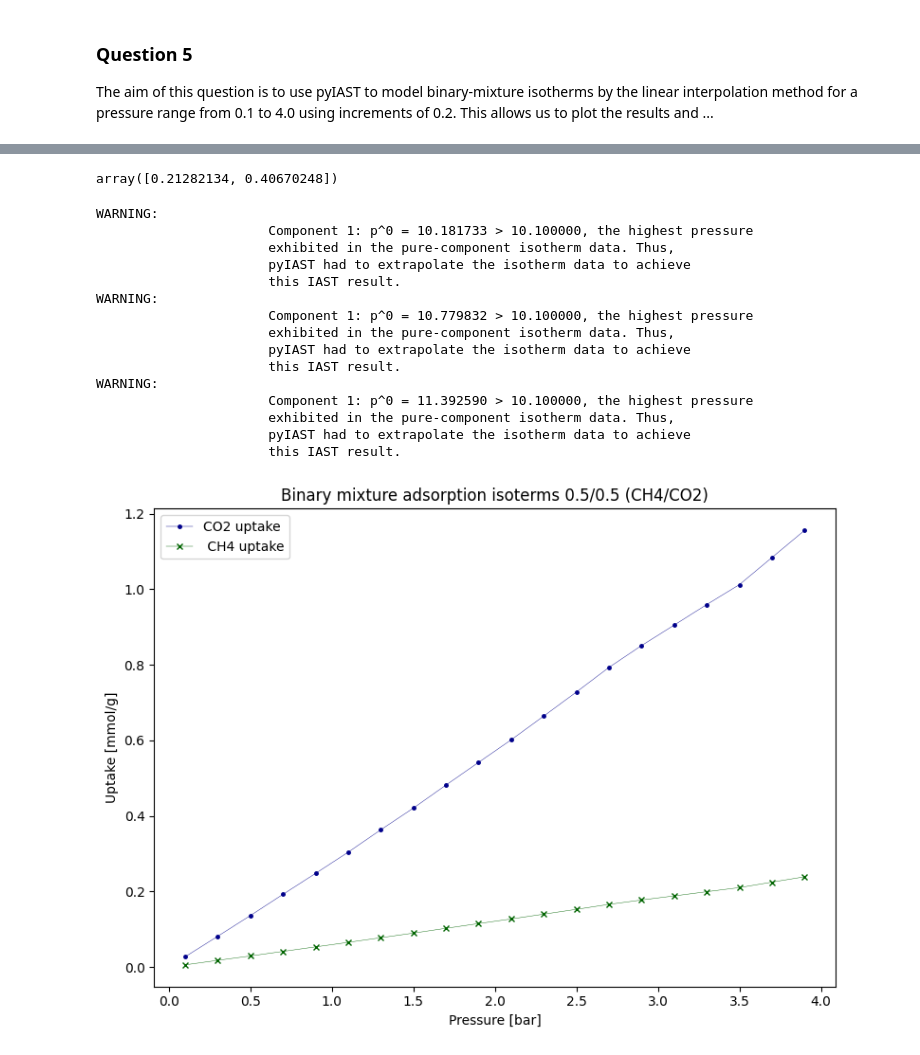
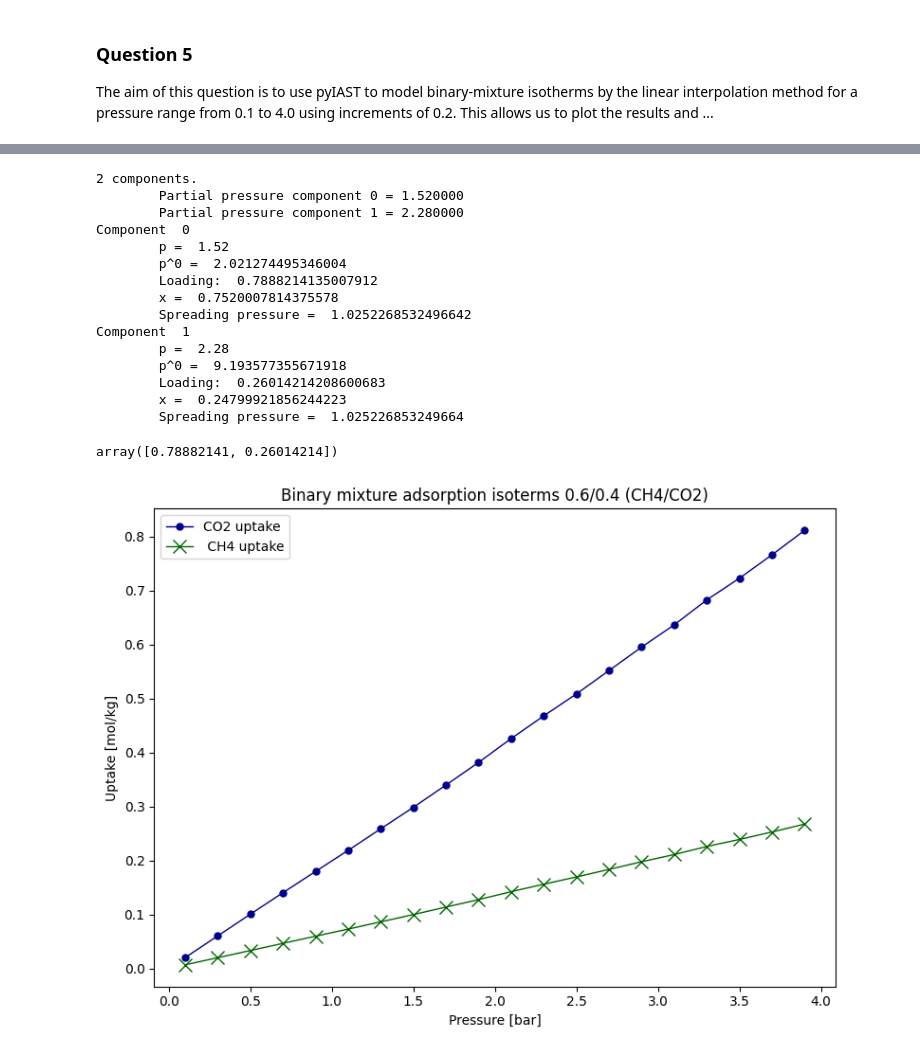
Before and after one commit to clarice-m04/modellinglab, a Jupyter notebook: GroupB_Block2_Project2.ipynb, the cells around one changed output, grey strips where cells are left out. Saved outputs shown, nothing was run; the diff lists cells and outputs as text; code cells hidden in the pictures.

Commit message:
Add csv file with real data + update version of qu.5 + comments on last question project 1

```diff
--- a/GroupB_Block2_Project2.ipynb
+++ b/GroupB_Block2_Project2.ipynb
@@ -33,8 +33,8 @@ def binary_mixture(y_CH4: float, y_CO2: float):
     df_CH4 = pd.read_csv("CH4_IRMOF1.csv")
     df_CO2 = pd.read_csv("CO2_IRMOF1.csv")
 
-    CO2_isotherm = pyiast.InterpolatorIsotherm(df_CO2, loading_key="Loading(mmol/g)", pressure_key="Pressure(bar)", fill_value="extrapolate")
-    CH4_isotherm = pyiast.InterpolatorIsotherm(df_CH4, loading_key="Loading(mmol/g)", pressure_key="Pressure(bar)", fill_value="extrapolate")
+    CO2_isotherm = pyiast.InterpolatorIsotherm(df_CO2, loading_key="CO2 loading [mol/kg]", pressure_key="Pressure [bar]")
+    CH4_isotherm = pyiast.InterpolatorIsotherm(df_CH4, loading_key="CH4 loading [mol/kg]", pressure_key="Pressure [bar]")
 
     # Pressure range for this simulation
     p_range = np.arange(0.1, 4.1, 0.2)
@@ -57,10 +57,10 @@ def binary_mixture(y_CH4: float, y_CO2: float):
     # Plotting graph
 
     plt.figure(figsize=(8,6))
-    plt.plot(p_range, CO2_ads, marker= ".", markersize = 5, linewidth = 0.3, label = "CO2 uptake", color = "darkblue")
-    plt.plot(p_range, CH4_ads, marker = "x", markersize = 5, linewidth = 0.3, label = " CH4 uptake", color = "darkgreen")
+    plt.plot(p_range, CO2_ads, marker= ".", markersize = 10, linewidth = 1, label = "CO2 uptake", color = "darkblue")
+    plt.plot(p_range, CH4_ads, marker = "x", markersize = 10, linewidth = 1, label = " CH4 uptake", color = "darkgreen")
     plt.xlabel("Pressure [bar]")
-    plt.ylabel("Uptake [mmol/g]")
+    plt.ylabel("Uptake [mol/kg]")
     plt.title(f"Binary mixture adsorption isoterms {y_CH4}/{y_CO2} (CH4/CO2)")
     plt.legend()
     plt.tight_layout()
@@ -69,30 +89,29 @@ def binary_mixture(y_CH4: float, y_CO2: float):
 df_CH4 = pd.read_csv("CH4_IRMOF1.csv")
 df_CO2 = pd.read_csv("CO2_IRMOF1.csv")
 
-CH4_isotherm = pyiast.InterpolatorIsotherm(df_CH4, loading_key="Loading(mmol/g)", pressure_key="Pressure(bar)")
-CO2_isotherm = pyiast.InterpolatorIsotherm(df_CO2, loading_key="Loading(mmol/g)", pressure_key="Pressure(bar)")
-
-y=[0.1,0.9]
+CH4_isotherm = pyiast.InterpolatorIsotherm(df_CH4, loading_key="CH4 loading [mol/kg]", pressure_key="Pressure [bar]")
+CO2_isotherm = pyiast.InterpolatorIsotherm(df_CO2, loading_key="CO2 loading [mol/kg]", pressure_key="Pressure [bar]")
+y=[0.4,0.6]
 p=3.8
-pyiast.iast([y[0]*p, y[1]*p], [CO2_isotherm, CH4_isotherm])
+pyiast.iast([y[0]*p, y[1]*p], [CO2_isotherm, CH4_isotherm], verboseflag=True)
 # %% [output]
-array([0.21282134, 0.40670248])
+2 components.
+        Partial pressure component 0 = 1.520000
+        Partial pressure component 1 = 2.280000
+Component  0
+        p =  1.52
+        p^0 =  2.021274495346004
+        Loading:  0.7888214135007912
+        x =  0.7520007814375578
+        Spreading pressure =  1.0252268532496642
+Component  1
+        p =  2.28
+        p^0 =  9.193577355671918
+        Loading:  0.26014214208600683
+        x =  0.24799921856244223
+        Spreading pressure =  1.025226853249664
+array([0.78882141, 0.26014214])
 # %%
-binary_mixture(0.5, 0.5)
+binary_mixture(0.6, 0.4)
 # %% [output]
-WARNING:
-                      Component 1: p^0 = 10.181733 > 10.100000, the highest pressure
-                      exhibited in the pure-component isotherm data. Thus,
-                      pyIAST had to extrapolate the isotherm data to achieve
-                      this IAST result.
-WARNING:
-                      Component 1: p^0 = 10.779832 > 10.100000, the highest pressure
-                      exhibited in the pure-component isotherm data. Thus,
-                      pyIAST had to extrapolate the isotherm data to achieve
-                      this IAST result.
-WARNING:
-                      Component 1: p^0 = 11.392590 > 10.100000, the highest pressure
-                      exhibited in the pure-component isotherm data. Thus,
-                      pyIAST had to extrapolate the isotherm data to achieve
-                      this IAST result.
-[figure, old version]
+[figure, new version]
```
Also changed, not shown: parts of 1 cell of this notebook, 3 other files.
